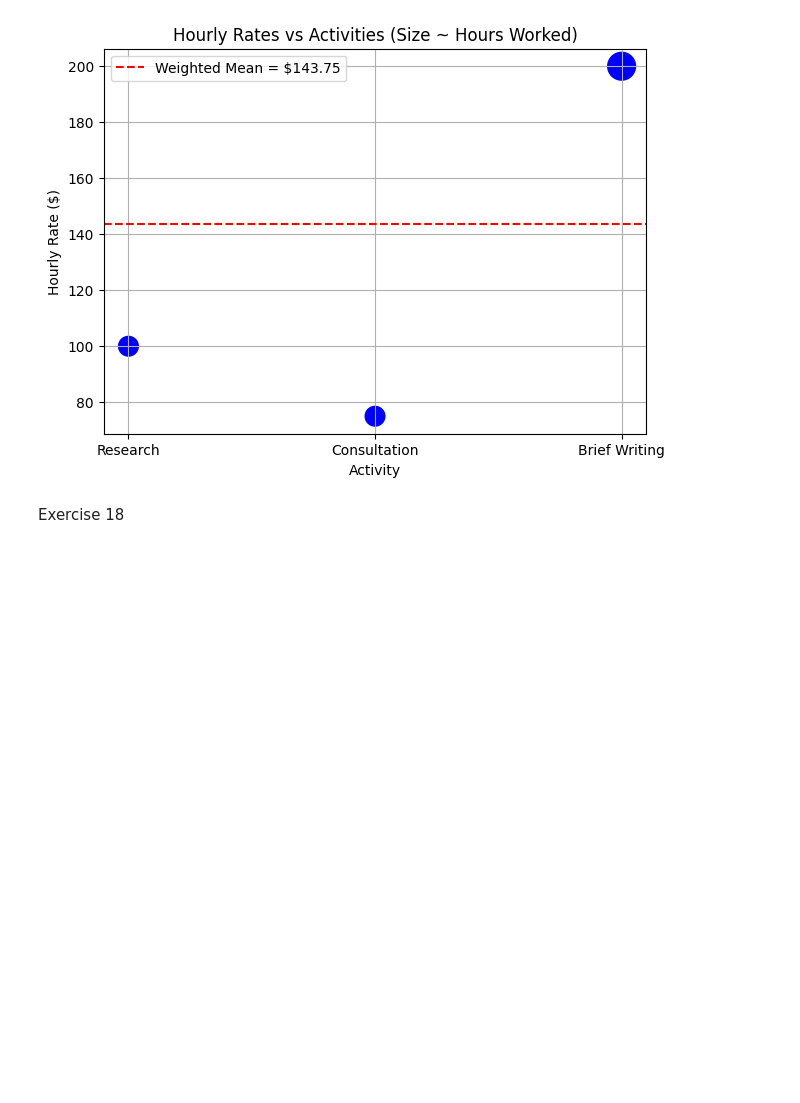
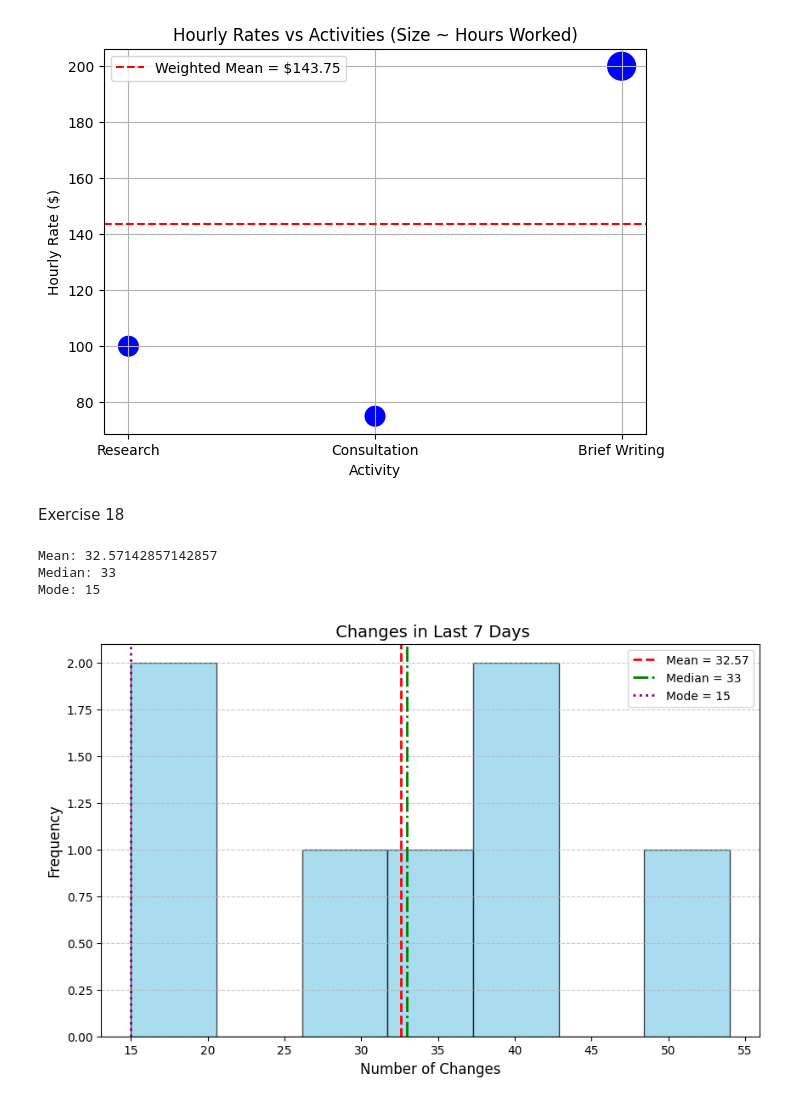
Before and after one commit to shovo896/Statictics-assignment, a Jupyter notebook: assignment.ipynb, the cells around one changed output. Saved outputs shown, nothing was run; the diff lists cells and outputs as text; code cells hidden in the pictures; blank space fills up the shorter version.

```diff
--- a/assignment.ipynb
+++ b/assignment.ipynb
@@ -43,3 +44,42 @@ Weighted Mean Hourly Charge = $ 143.75
 [figure]
 # %% [markdown]
 Exercise 18
+# %%
+# Data
+data = [41, 15, 39, 54, 31, 15, 33]
+
+# (a) Mean
+mean_val = stats.mean(data)
+
+# (b) Median
+median_val = stats.median(data)
+
+# (c) Mode
+mode_val = stats.mode(data)
+
+print("Mean:", mean_val)
+print("Median:", median_val)
+print("Mode:", mode_val)
+
+# Plot
+plt.figure(figsize=(10, 6))
+plt.hist(data, bins=7, color="skyblue", edgecolor="black", alpha=0.7)
+
+# Add vertical lines for mean, median, and mode
+plt.axvline(mean_val, color="red", linestyle="--", linewidth=2, label=f"Mean = {mean_val:.2f}")
+plt.axvline(median_val, color="green", linestyle="-.", linewidth=2, label=f"Median = {median_val}")
+plt.axvline(mode_val, color="purple", linestyle=":", linewidth=2, label=f"Mode = {mode_val}")
+
+
+plt.title(" Changes in Last 7 Days", fontsize=14)
+plt.xlabel("Number of Changes", fontsize=12)
+plt.ylabel("Frequency", fontsize=12)
+plt.legend()
+plt.grid(axis="y", linestyle="--", alpha=0.7)
+
+plt.show()
+# %% [output]
+Mean: 32.57142857142857
+Median: 33
+Mode: 15
+[figure, added]
```
Also changed, not shown: parts of 1 cell of this notebook.
